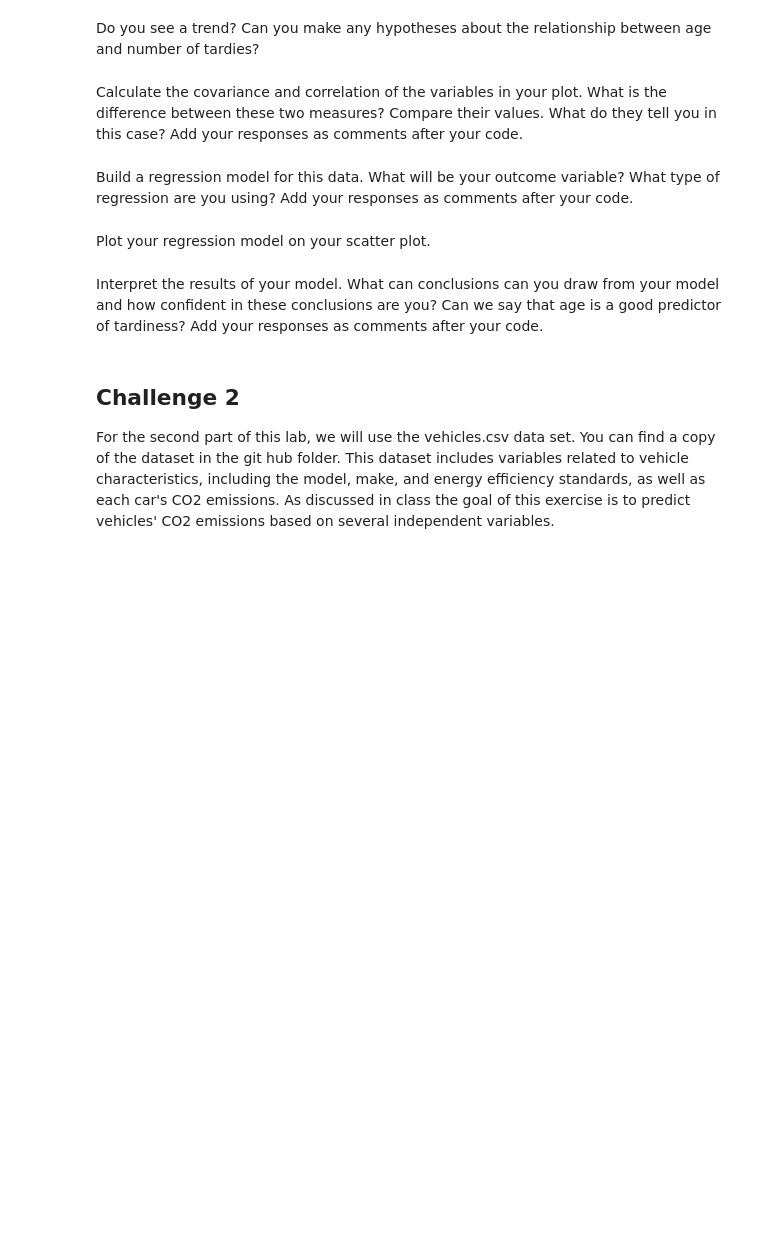
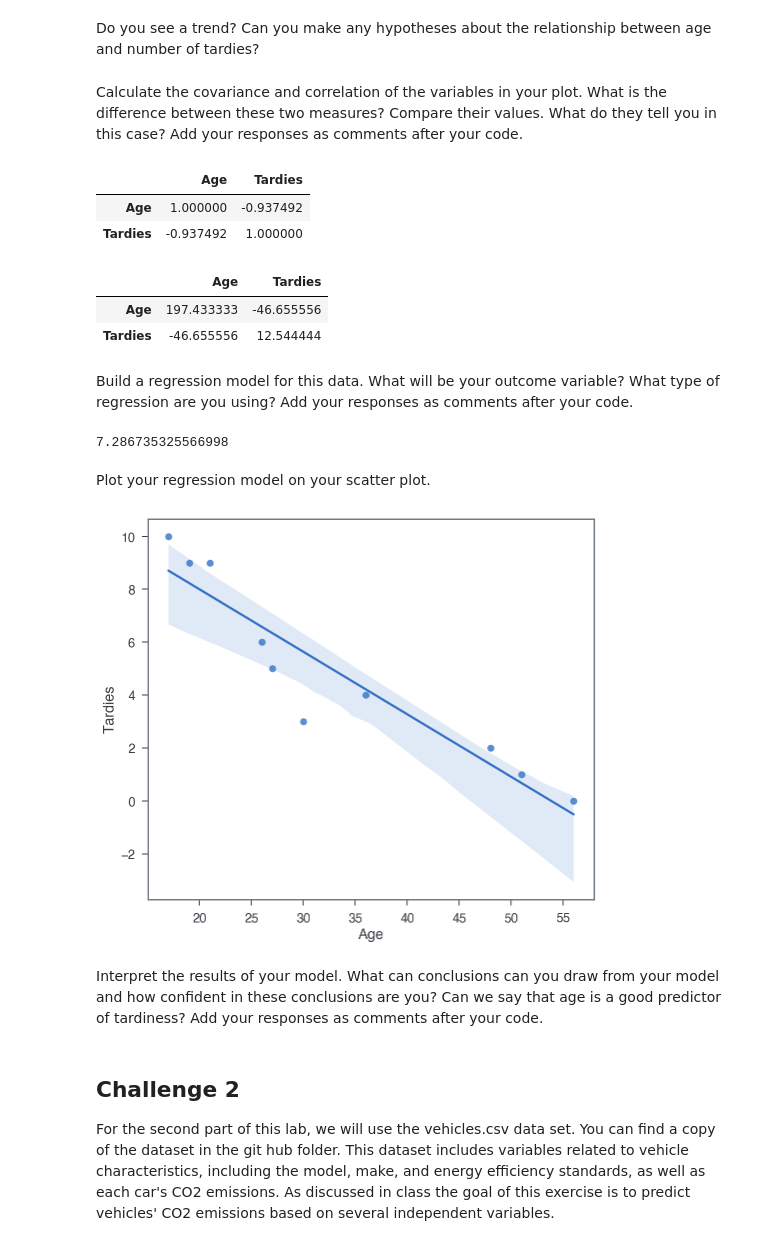
Before and after one commit to ta-data-lis/lab-regression-analysis, a Jupyter notebook: your-code/challenge1.ipynb, the cells around one changed output. Drawn from its saved outputs; the diff is of its cells as text; code cells hidden in the pictures; blank space fills up the shorter version.

```diff
--- a/your-code/challenge1.ipynb
+++ b/your-code/challenge1.ipynb
@@ -48,0 +76,14 @@ Calculate the covariance and correlation of the variables in your plot. What is
+# %%
+#correlation:
+student_data.corr()
+# %% [output]
+|  | Age | Tardies |
+| Age | 1.000000 | -0.937492 |
+| Tardies | -0.937492 | 1.000000 |
+# %%
+#covariance:
+student_data.cov()
+# %% [output]
+|  | Age | Tardies |
+| Age | 197.433333 | -46.655556 |
+| Tardies | -46.655556 | 12.544444 |
@@ -53,2 +110,19 @@ Build a regression model for this data. What will be your outcome variable? What
+# %%
+# Your response here.
+# From class:
+    #slope, intercept, r_value, _, std_err = stats.linregress(X, Y)
+    #Y_pred = intercept + slope * X
+
+# So I just replaced the values with the data we have, and built this model
+slope, intercept, r_value, _, std_err = stats.linregress(student_data['Age'], student_data['Tardies'])
+
+# Function to predict how late a person might be, based on their age
+def prediction(age):
+    return intercept + slope * age
+
+# Testing on my age, out of curiosity, lol.
+prediction(23)
+# %% [output]
+7.286735325566998
 # %% [markdown]
 Plot your regression model on your scatter plot.
@@ -57,2 +129,8 @@ Plot your regression model on your scatter plot.
+# %%
+# This plot seems to already do a scatter by itself and then fit the reg model. So smart :3
+# Starting to become a seaborn fan
+sns.regplot(x = 'Age', y = 'Tardies', data = student_data);
+# %% [output]
+[figure, added]
 # %% [markdown]
 Interpret the results of your model. What can conclusions can you draw from your model and how confident in these conclusions are you? Can we say that age is a good predictor of tardiness? Add your responses as comments after your code.
```
Also changed, not shown: parts of 16 cells of this notebook.
